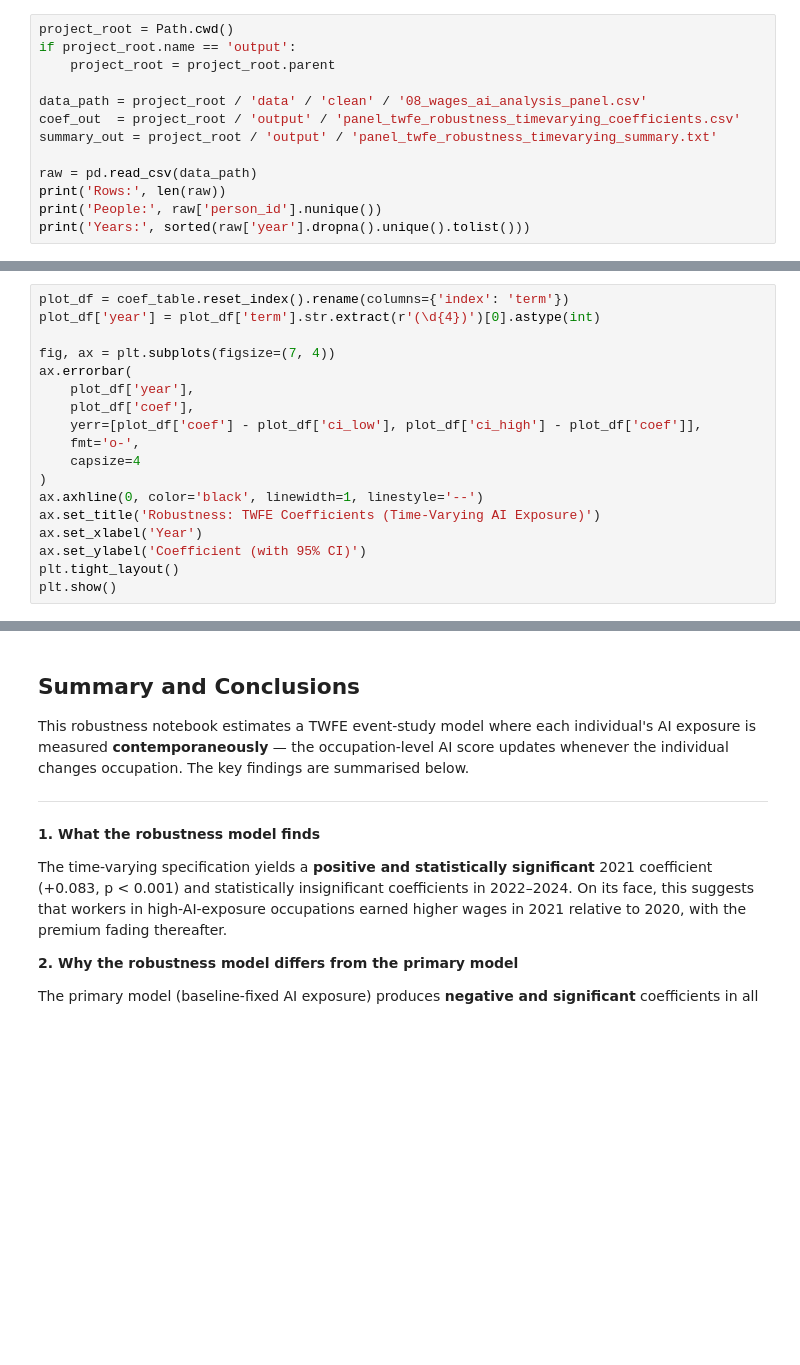
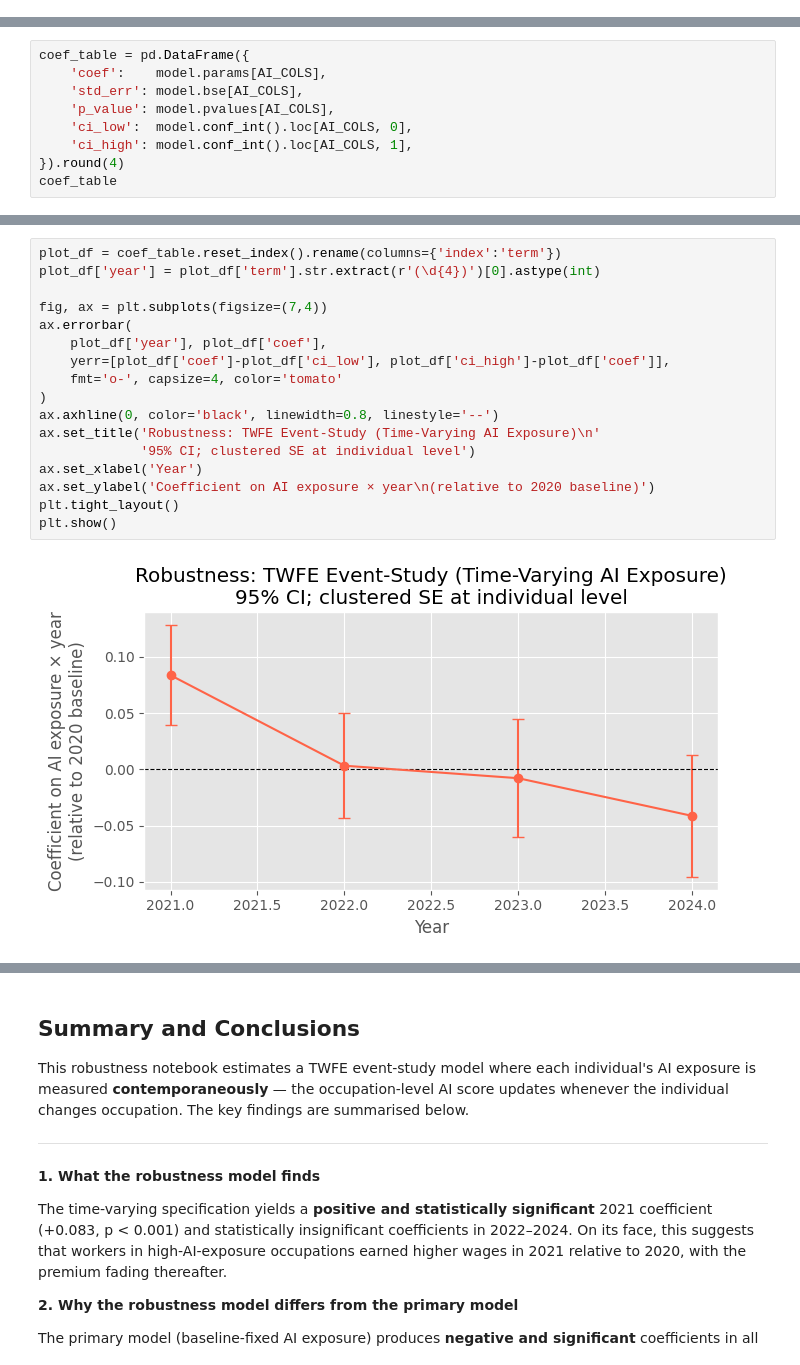
Before and after one commit to TingyingHuang/ECC3479-The-impact-of-AI-exposure-on-wage-growth, a Jupyter notebook: output/robustness_timevarying.ipynb, the cells around one changed output, grey strips where cells are left out. Drawn from its saved outputs; the diff is of its cells as text; blank space fills up the shorter version.

```diff
--- a/output/robustness_timevarying.ipynb
+++ b/output/robustness_timevarying.ipynb
@@ -31,13 +40,0 @@ plt.style.use('ggplot')
-# %%
-project_root = Path.cwd()
-if project_root.name == 'output':
-    project_root = project_root.parent
-
-data_path = project_root / 'data' / 'clean' / '08_wages_ai_analysis_panel.csv'
-coef_out  = project_root / 'output' / 'panel_twfe_robustness_timevarying_coefficients.csv'
-summary_out = project_root / 'output' / 'panel_twfe_robustness_timevarying_summary.txt'
-
-raw = pd.read_csv(data_path)
-print('Rows:', len(raw))
-print('People:', raw['person_id'].nunique())
-print('Years:', sorted(raw['year'].dropna().unique().tolist()))
@@ -119,0 +110,9 @@ coef_table
+# %%
+coef_table = pd.DataFrame({
+    'coef':    model.params[AI_COLS],
+    'std_err': model.bse[AI_COLS],
+    'p_value': model.pvalues[AI_COLS],
+    'ci_low':  model.conf_int().loc[AI_COLS, 0],
+    'ci_high': model.conf_int().loc[AI_COLS, 1],
+}).round(4)
+coef_table
@@ -120,21 +130,22 @@ coef_table
 # %%
-plot_df = coef_table.reset_index().rename(columns={'index': 'term'})
+plot_df = coef_table.reset_index().rename(columns={'index':'term'})
 plot_df['year'] = plot_df['term'].str.extract(r'(\d{4})')[0].astype(int)
 
-fig, ax = plt.subplots(figsize=(7, 4))
+fig, ax = plt.subplots(figsize=(7,4))
 ax.errorbar(
-    plot_df['year'],
-    plot_df['coef'],
-    yerr=[plot_df['coef'] - plot_df['ci_low'], plot_df['ci_high'] - plot_df['coef']],
-    fmt='o-',
-    capsize=4
+    plot_df['year'], plot_df['coef'],
+    yerr=[plot_df['coef']-plot_df['ci_low'], plot_df['ci_high']-plot_df['coef']],
+    fmt='o-', capsize=4, color='tomato'
 )
-ax.axhline(0, color='black', linewidth=1, linestyle='--')
-ax.set_title('Robustness: TWFE Coefficients (Time-Varying AI Exposure)')
+ax.axhline(0, color='black', linewidth=0.8, linestyle='--')
+ax.set_title('Robustness: TWFE Event-Study (Time-Varying AI Exposure)\n'
+             '95% CI; clustered SE at individual level')
 ax.set_xlabel('Year')
-ax.set_ylabel('Coefficient (with 95% CI)')
+ax.set_ylabel('Coefficient on AI exposure × year\n(relative to 2020 baseline)')
 plt.tight_layout()
 plt.show()
+# %% [output]
+[figure, added]
 # %% [markdown]
 ## Interpretation and Comparison with Main Model
 
```
Also changed, not shown: parts of 10 cells of this notebook, 4 other files.
